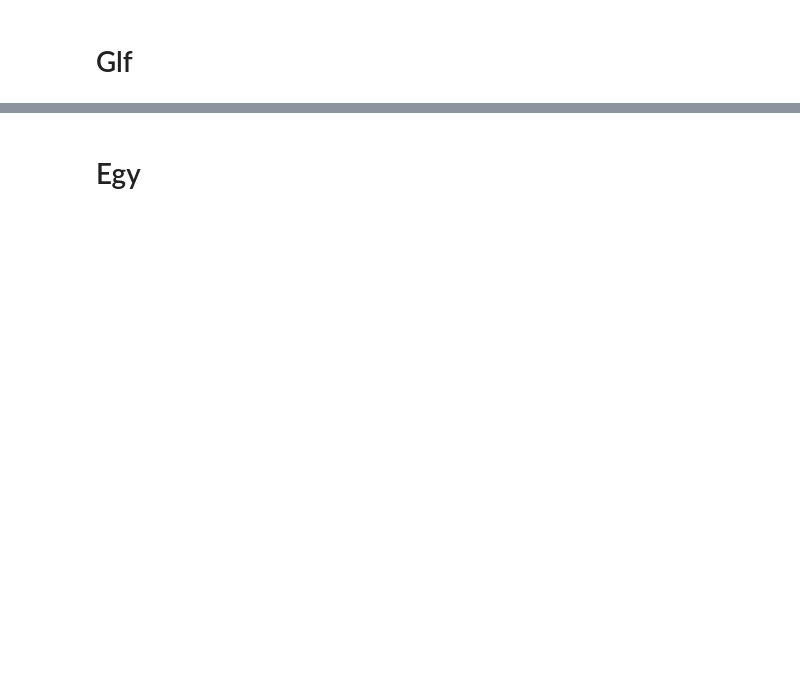
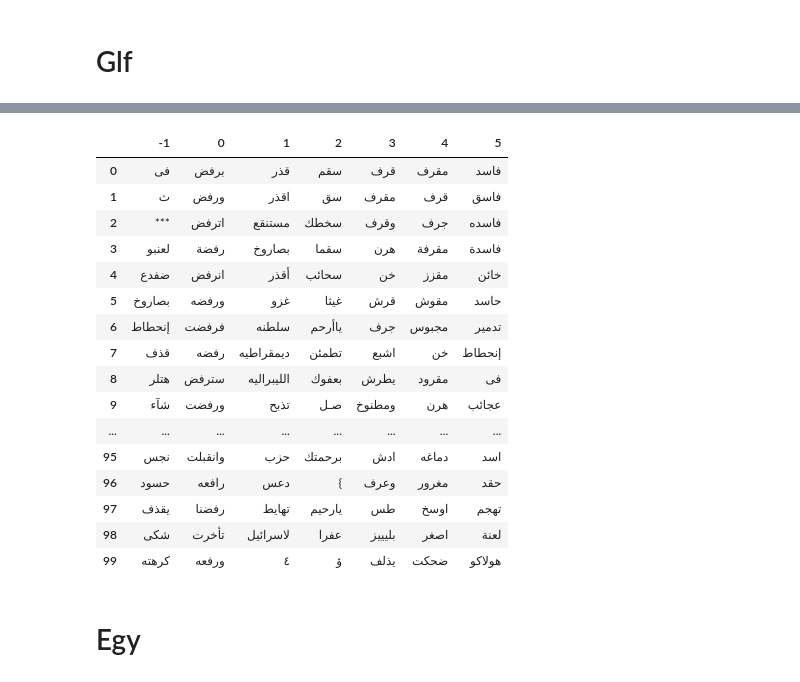
Before and after one commit to d7miiZ/Dialect-Graduation-Project, a Jupyter notebook: code/embeddings_idea/find_centroids.ipynb, the cells around one changed output, grey strips where cells are left out. Saved outputs shown, nothing was run; the diff lists cells and outputs as text; code cells hidden in the pictures; blank space fills up the shorter version.

```diff
--- a/code/embeddings_idea/find_centroids.ipynb
+++ b/code/embeddings_idea/find_centroids.ipynb
@@ -116,5 +166,24 @@ df = generate_emotion_lexicon(embedding=glf_embedding, emotion="joy", min_cluste
 # %%
 df = generate_emotion_lexicon(embedding=glf_embedding, emotion="disgust", min_cluster_size=3, num_words_to_generate=100)
+df
+# %% [output]
+|  | -1 | 0 | 1 | 2 | 3 | 4 | 5 |
+| 0 | فی | برفض | قذر | سقم | قرف | مقرف | فاسد |
+| 1 | ث | ورفض | اقذر | سق | مقرف | قرف | فاسق |
+| 2 | *** | اترفض | مستنقع | سخطك | وقرف | جرف | فاسده |
+| 3 | لعنبو | رفضة | بصاروخ | سقما | هرن | مقرفة | فاسدة |
+| 4 | ضفدع | انرفض | أقذر | سحائب | خن | مقزز | خائن |
+| 5 | بصاروخ | ورفضه | غزو | غيثا | قرش | مقوش | حاسد |
+| 6 | إنحطاط | فرفضت | سلطنه | ياأرحم | جرف | مجبوس | تدمير |
+| 7 | قذف | رفضه | ديمقراطيه | تطمئن | اشبع | خن | إنحطاط |
+| 8 | هتلر | سترفض | الليبراليه | بعفوك | يطرش | مقرود | فی |
+| 9 | شآء | ورفضت | تذبح | صـل | ومطنوخ | هرن | عجائب |
+| ... | ... | ... | ... | ... | ... | ... | ... |
+| 95 | نجس | وانقبلت | حزب | برحمتك | ادش | دماغه | اسد |
+| 96 | حسود | رافعه | دعس | { | وعرف | مغرور | حقد |
+| 97 | يقذف | رفضنا | تهايط | يارحيم | طس | اوسخ | تهجم |
+| 98 | شكى | تأخرت | لاسرائيل | عفرا | بليييز | اصغر | لعنة |
+| 99 | كرهته | ورفعه | ٤ | ۆ | يذلف | ضحكت | هولاكو |
 # %% [markdown]
 # Egy
 # %%
```
Also changed, not shown: parts of 10 cells of this notebook, 2 other files.
